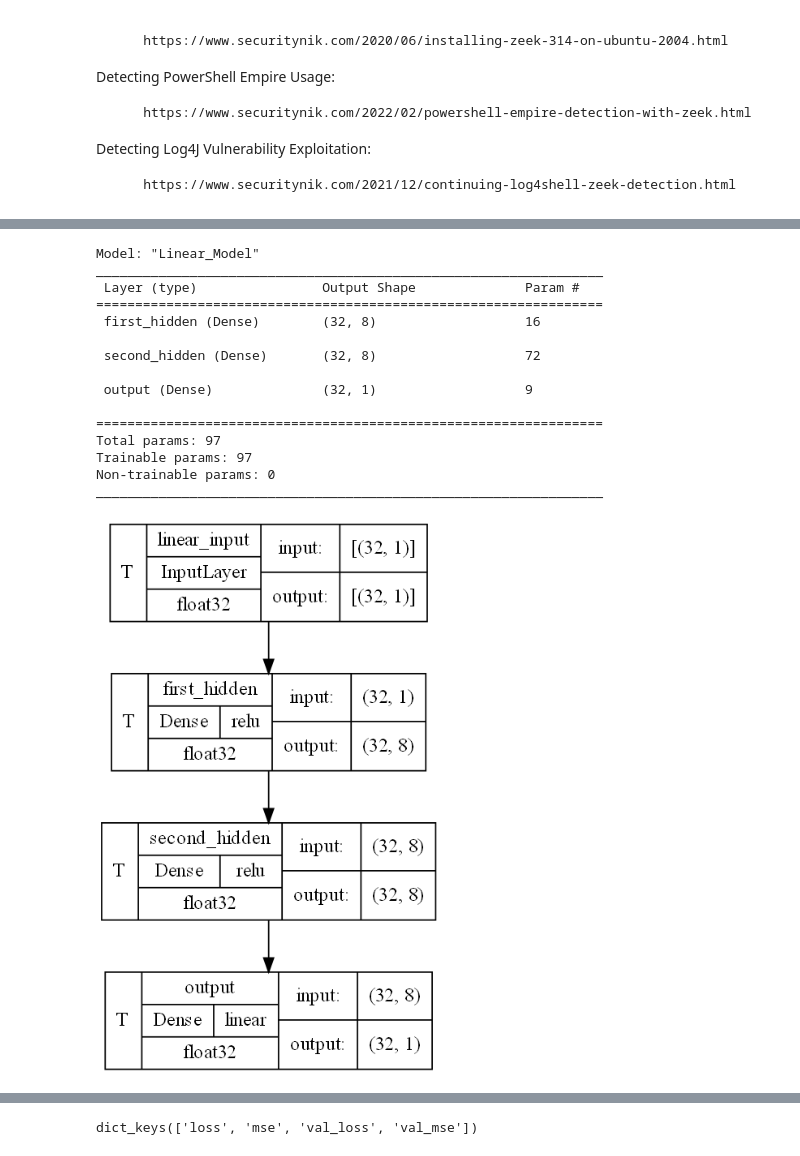
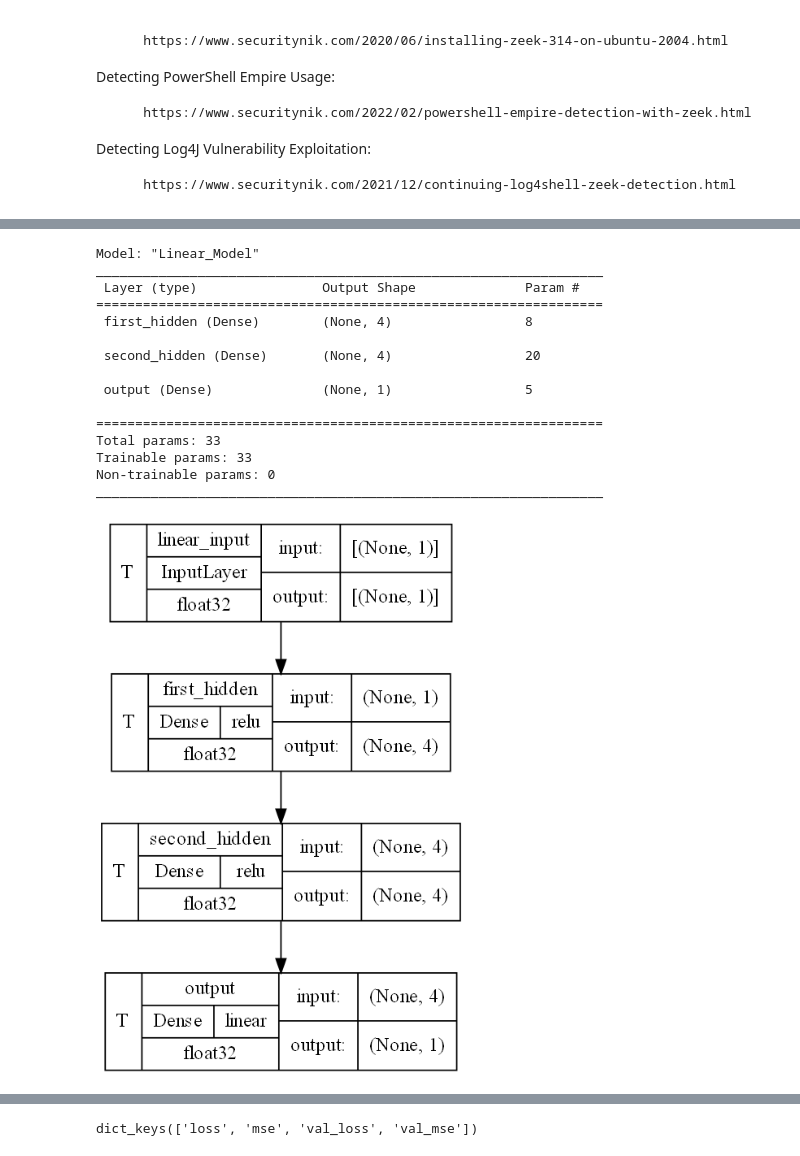
Before and after one commit to SecurityNik/Data-Science-and-ML, a Jupyter notebook: Beginning-ML-Series/14. - Beginning Deep Learning, - Linear Regression, Tensorflow.ipynb, the cells around one changed output, grey strips where cells are left out. Drawn from its saved outputs; the diff is of its cells as text; code cells hidden in the pictures.

Commit message:
initial upload

```diff
--- a/Beginning-ML-Series/14. - Beginning Deep Learning, - Linear Regression, Tensorflow.ipynb
+++ b/Beginning-ML-Series/14. - Beginning Deep Learning, - Linear Regression, Tensorflow.ipynb
@@ -200,46 +210,51 @@ array([[0.],
 # Import the tensorflow library
 import tensorflow as tf
 # %%
+# Set the random initializer
+tf.keras.utils.set_random_seed(seed=10)
+
 # Setup the model
-linear_model = tf.keras.Sequential(name='Linear_Model')
+tf_linear_model = tf.keras.Sequential(name='Linear_Model')
 
 # Add the input layer
-linear_model.add(tf.keras.layers.Input(shape=(1,), batch_size=32, name='linear_input'))
+tf_linear_model.add(tf.keras.layers.Input(shape=(1,), name='linear_input'))
 
 # Add a hidden layer with 4 neurons
-linear_model.add(tf.keras.layers.Dense(units=8, activation='relu', use_bias=True, name='first_hidden'))
+# Set the initial weights to 1. This is just to add predictability to the process
+tf_linear_model.add(tf.keras.layers.Dense(units=4, activation='relu', use_bias=True, \
+                                       bias_initializer='uniform', kernel_initializer='uniform', name='first_hidden'))
 
 # Add a second layer with 4 neurons
-linear_model.add(tf.keras.layers.Dense(units=8, activation='relu', use_bias=True, name='second_hidden'))
+tf_linear_model.add(tf.keras.layers.Dense(units=4, activation='relu', use_bias=True, name='second_hidden'))
 
 # Add an output layer with a linear activation
 # For the activation, we can use "linear" or "None"
-linear_model.add(tf.keras.layers.Dense(units=1, activation=None, use_bias=True, name='output'))
+tf_linear_model.add(tf.keras.layers.Dense(units=1, activation=None, use_bias=True, name='output'))
 
 # Get the model summary
-linear_model.summary()
+tf_linear_model.summary()
 # %% [output]
 Model: "Linear_Model"
 _________________________________________________________________
  Layer (type)                Output Shape              Param #
 =================================================================
- first_hidden (Dense)        (32, 8)                   16
+ first_hidden (Dense)        (None, 4)                 8
 
- second_hidden (Dense)       (32, 8)                   72
+ second_hidden (Dense)       (None, 4)                 20
 
- output (Dense)              (32, 1)                   9
+ output (Dense)              (None, 1)                 5
 
 =================================================================
-Total params: 97
-Trainable params: 97
+Total params: 33
+Trainable params: 33
 Non-trainable params: 0
 _________________________________________________________________
 # %%
 # Plot the model
-tf.keras.utils.plot_model(model=linear_model, show_dtype=True, \
+tf.keras.utils.plot_model(model=tf_linear_model, show_dtype=True, \
                           show_layer_activations=True, show_layer_names=True, \
                             show_shapes=True, show_trainable=True, dpi=125)
 # %% [output]
-[figure, old version]
+[figure, new version]
 # %%
 # Compile the model
```
Also changed, not shown: parts of 41 cells of this notebook, 1 other file.
